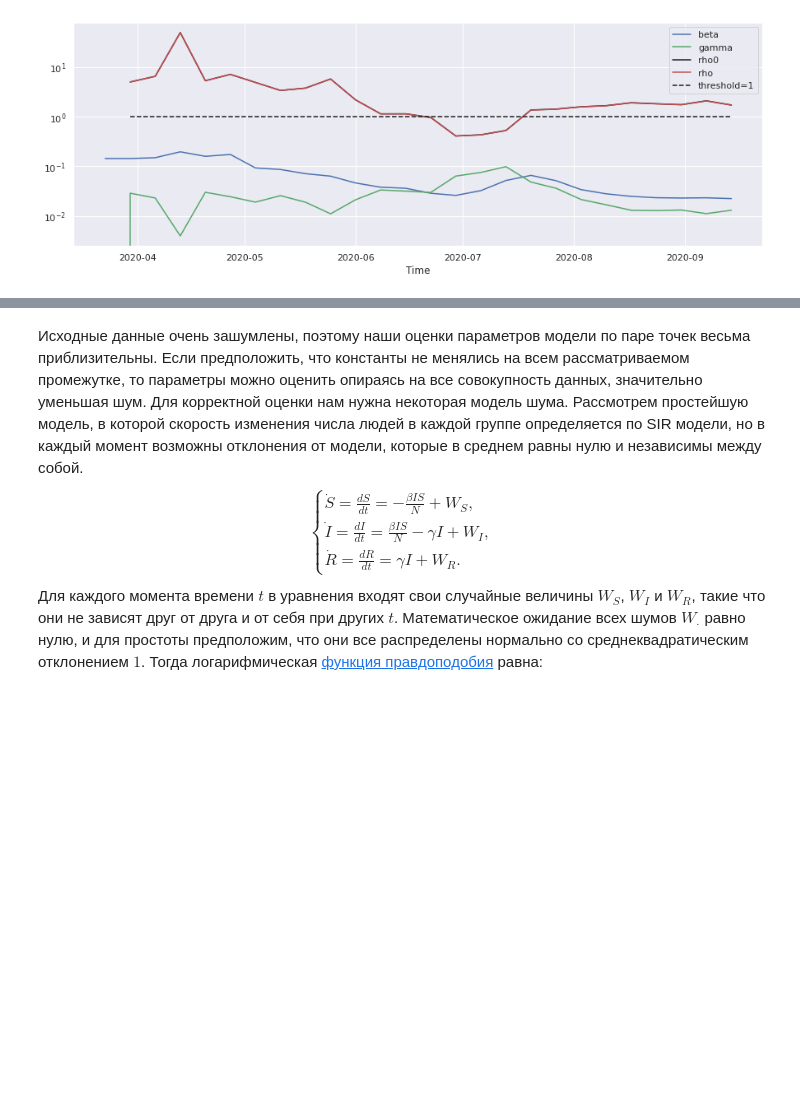
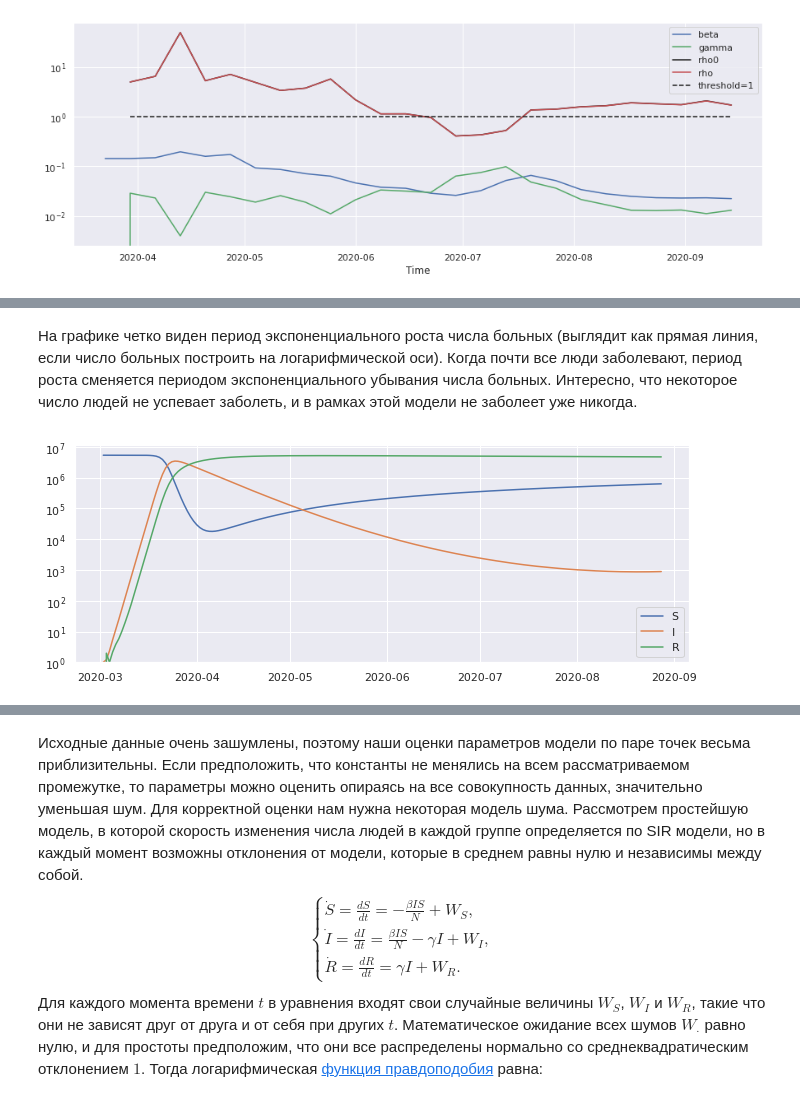
Before and after one commit to alepoydes/introduction-to-numerical-simulation, a Jupyter notebook: practice/covid/COVID-19.ipynb, the cells around one changed output, grey strips where cells are left out. Drawn from its saved outputs; the diff is of its cells as text; code cells hidden in the pictures; blank space fills up the shorter version.

```diff
--- a/practice/covid/COVID-19.ipynb
+++ b/practice/covid/COVID-19.ipynb
@@ -245,0 +439,15 @@ plt.show()
+# %% [markdown]
+На графике четко виден период экспоненциального роста числа больных (выглядит как прямая линия, если число больных построить на логарифмической оси).
+Когда почти все люди заболевают, период роста сменяется периодом экспоненциального убывания числа больных.
+Интересно, что некоторое число людей не успевает заболеть, и в рамках этой модели не заболеет уже никогда.
+# %%
+# Если мы допустим, что больные постепенно теряют иммунитет, то характер протекания эпидемии измениться.
+
+model = SIR(noise=1)
+simdata = model.generate(beta=0.9, gamma=0.1, alpha=0.001)
+inspect_SIR(simdata)
+
+# При выбранных параметрах число больных в популяции выходит со временем на константу, но никогда не падает до нуля.
+# Как возникают сезонные заболевания? Можем ли мы получить периодическое изменение числа больных? Чем определяется период?
+# %% [output]
+[figure, added]
```
Also changed, not shown: parts of 14 cells of this notebook.
